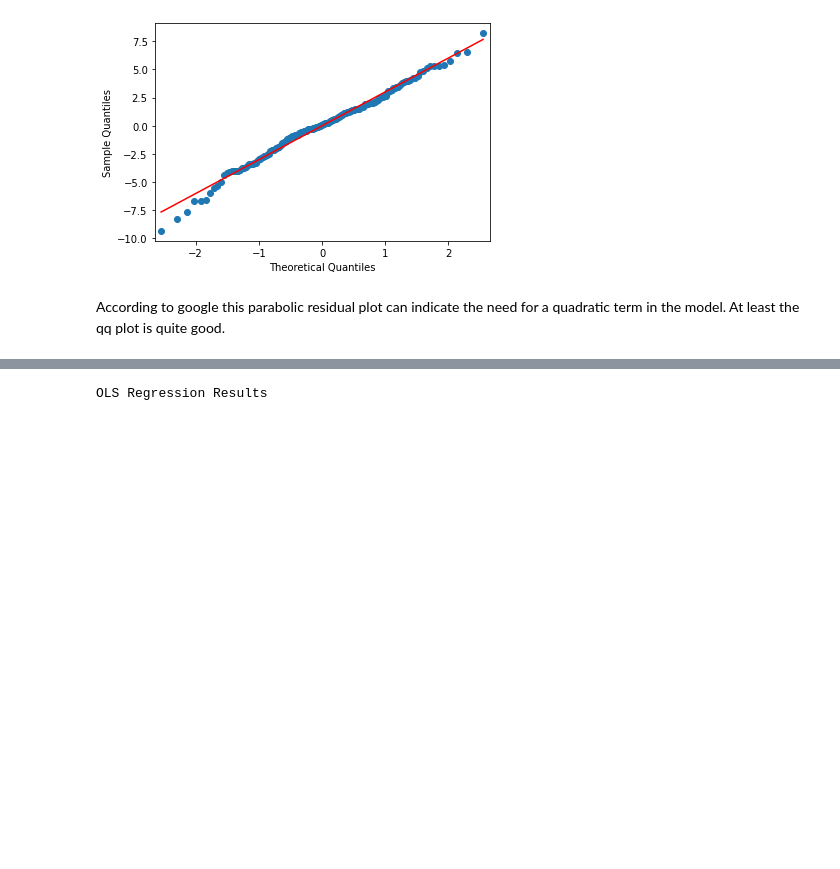
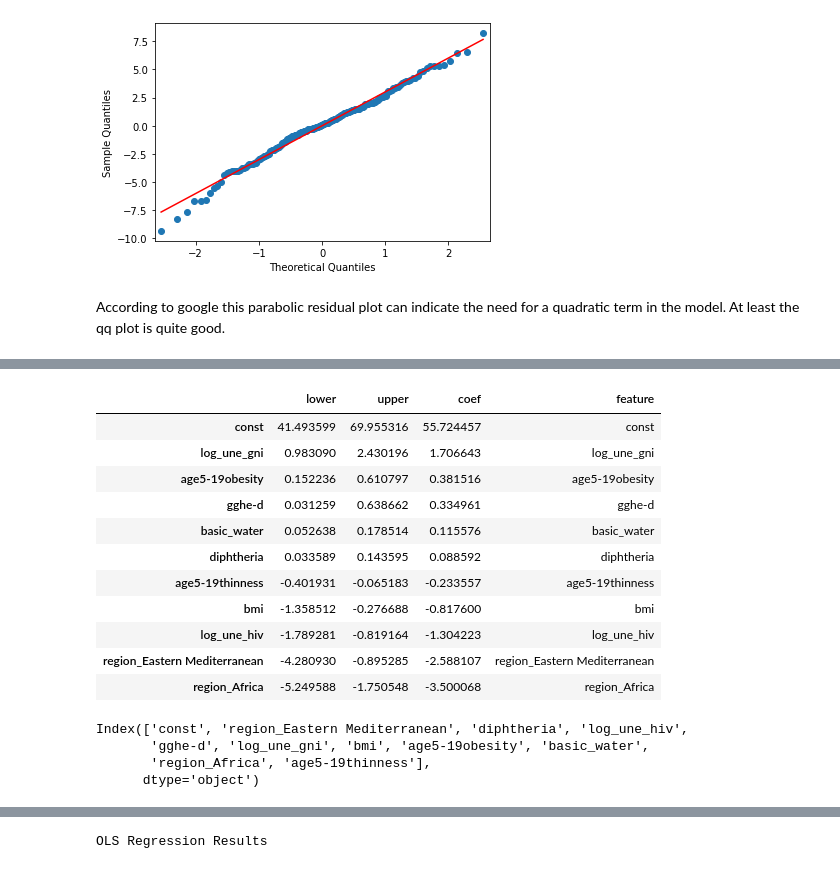
Before and after one commit to sbslaton/230-254-Final-Projects, a Jupyter notebook: 230/code/Modeling.ipynb, the cells around one changed output, grey strips where cells are left out. Saved outputs shown, nothing was run; the diff lists cells and outputs as text; code cells hidden in the pictures; blank space fills up the shorter version.

```diff
--- a/230/code/Modeling.ipynb
+++ b/230/code/Modeling.ipynb
@@ -539,0 +574,6 @@ According to google this parabolic residual plot can indicate the need for a qua
+# %%
+#find the Eicker Huber White robust standard errors
+from statsmodels.stats import sandwich_covariance
+robust_cov = sandwich_covariance.cov_white_simple(mod_aic_forward)
+robust_se = np.sqrt(np.diag(robust_cov))
+print(robust_se)
@@ -539,0 +583,9 @@ According to google this parabolic residual plot can indicate the need for a qua
+# %%
+#put into series with coeffient names as index
+robust_se = pd.Series(robust_se, index=mod_aic_forward.params.index)
+#put into dataframe with coefficient_name and error_estimate
+ehw_errors = pd.DataFrame()
+ehw_errors['coefficient'] = mod_aic_forward.params.index
+ehw_errors['ehw_robust_se'] = robust_se.values
+
+display(ehw_errors)
@@ -539,0 +605,29 @@ According to google this parabolic residual plot can indicate the need for a qua
+# %%
+#construct the confidence intervals using the robust standard errors
+conf_int = pd.DataFrame()
+conf_int['lower'] = mod_aic_forward.params - 1.96*robust_se
+conf_int['upper'] = mod_aic_forward.params + 1.96*robust_se
+conf_int['coef'] = mod_aic_forward.params
+conf_int['feature'] = mod_aic_forward.params.index
+conf_int = conf_int.sort_values(by='coef', ascending=False)
+conf_int
+# %% [output]
+|  | lower | upper | coef | feature |
+| const | 41.493599 | 69.955316 | 55.724457 | const |
+| log_une_gni | 0.983090 | 2.430196 | 1.706643 | log_une_gni |
+| age5-19obesity | 0.152236 | 0.610797 | 0.381516 | age5-19obesity |
+| gghe-d | 0.031259 | 0.638662 | 0.334961 | gghe-d |
+| basic_water | 0.052638 | 0.178514 | 0.115576 | basic_water |
+| diphtheria | 0.033589 | 0.143595 | 0.088592 | diphtheria |
+| age5-19thinness | -0.401931 | -0.065183 | -0.233557 | age5-19thinness |
+| bmi | -1.358512 | -0.276688 | -0.817600 | bmi |
+| log_une_hiv | -1.789281 | -0.819164 | -1.304223 | log_une_hiv |
+| region_Eastern Mediterranean | -4.280930 | -0.895285 | -2.588107 | region_Eastern Mediterranean |
+| region_Africa | -5.249588 | -1.750548 | -3.500068 | region_Africa |
+# %%
+mod_aic_forward.params.index
+# %% [output]
+Index(['const', 'region_Eastern Mediterranean', 'diphtheria', 'log_une_hiv',
+       'gghe-d', 'log_une_gni', 'bmi', 'age5-19obesity', 'basic_water',
+       'region_Africa', 'age5-19thinness'],
+      dtype='object')
```
Also changed, not shown: parts of 10 cells of this notebook, 3 other files.
